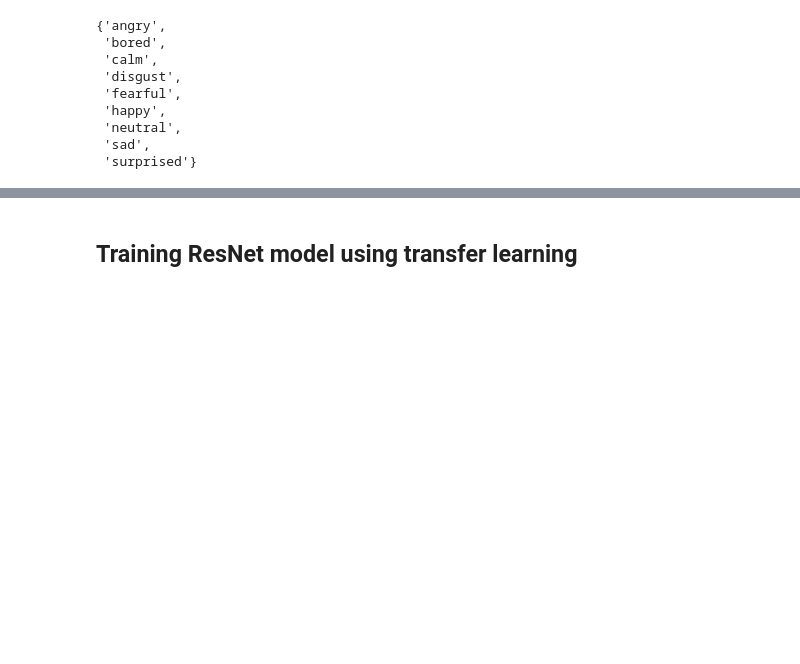
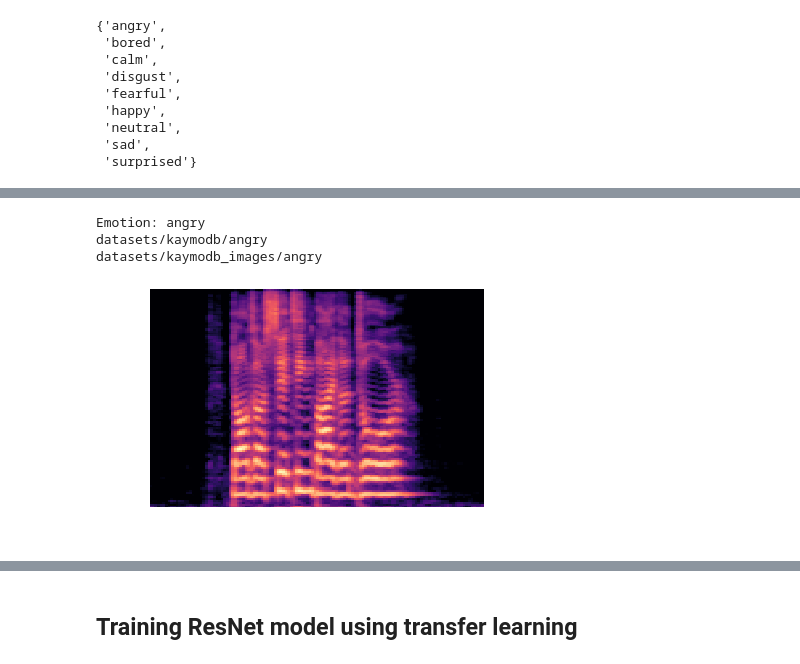
Before and after one commit to AmrMKayid/KayMo, a Jupyter notebook: KayMo.ipynb, the cells around one changed output, grey strips where cells are left out. Saved outputs shown, nothing was run; the diff lists cells and outputs as text; code cells hidden in the pictures; blank space fills up the shorter version.

```diff
--- a/KayMo.ipynb
+++ b/KayMo.ipynb
@@ -63,14 +581,14 @@ mkdir: cannot create directory ‘datasets/kaymodb_images/disgust’: File exist
 # %%
 def save_spectrogram(audio_fname, image_fname):
-    y, sr = librosa.load(audio_fname, sr=None)
+    y, sr = librosa.load(audio_fname, mono=True, sr=16000)
     S = librosa.feature.melspectrogram(y, sr=sr, n_mels=128)
     log_S = librosa.power_to_db(S, ref=np.max)
     librosa.display.specshow(log_S, sr=sr, x_axis='time', y_axis='mel')
     fig1 = plt.gcf()
     plt.axis('off')
-    plt.show()
-    plt.draw()
-    fig1.savefig(image_fname, dpi=100)
+    # plt.show()
+    # plt.draw()
+    fig1.savefig(image_fname, dpi=60)
 
 def batch(iterable, n=1):
     l = len(iterable)
@@ -84,14 +602,15 @@ def get_filename(path):
     return fname
 
 def audio_to_spectrogram(audio_dir_path, image_dir_path=None):
-    for paths in batch(audio_dir_path.ls(), 100):
-        for audio_path in paths:
+    for paths in (batch(audio_dir_path.ls(), 100)):
+        for audio_path in tqdm(paths):
+    # for audio_path in tqdm(audio_dir_path.ls()):
             audio_filename = get_filename(audio_path)
             image_fname = audio_filename.split('.')[0] + '.png'
             if image_dir_path:
                 image_fname = image_dir_path.as_posix() + '/' + image_fname
             if Path(image_fname).exists(): continue
-            print(image_fname)
+            #print(image_fname)
             #plot_spectrogram(image_fname)
             try:
                 save_spectrogram(audio_path.as_posix(), image_fname)
@@ -100,0 +630,3 @@ def audio_to_spectrogram(audio_dir_path, image_dir_path=None):
+# %%
+emotions = sorted(list(emotions))
+emotions
@@ -101,8 +643,14 @@ def audio_to_spectrogram(audio_dir_path, image_dir_path=None):
 # %%
-for emotion in emotions:
-    print('Emotion: ' + emotion)
-    pathAudioEmotion = Path(pathAudio+emotion)
-    pathImageEmotion = Path(pathImage+emotion)
-    print(pathAudioEmotion)
-    print(pathImageEmotion)
-    audio_to_spectrogram(pathAudioEmotion, pathImageEmotion)
+emotion = emotions[0]
+print('\nEmotion: ' + emotion)
+pathAudioEmotion = Path(pathAudio+emotion)
+pathImageEmotion = Path(pathImage+emotion)
+print(pathAudioEmotion)
+print(pathImageEmotion)
+print('\n\n')
+audio_to_spectrogram(pathAudioEmotion, pathImageEmotion)
+# %% [output]
+Emotion: angry
+datasets/kaymodb/angry
+datasets/kaymodb_images/angry
+[figure, added]
```
Also changed, not shown: parts of 101 cells of this notebook, 6 other files.
